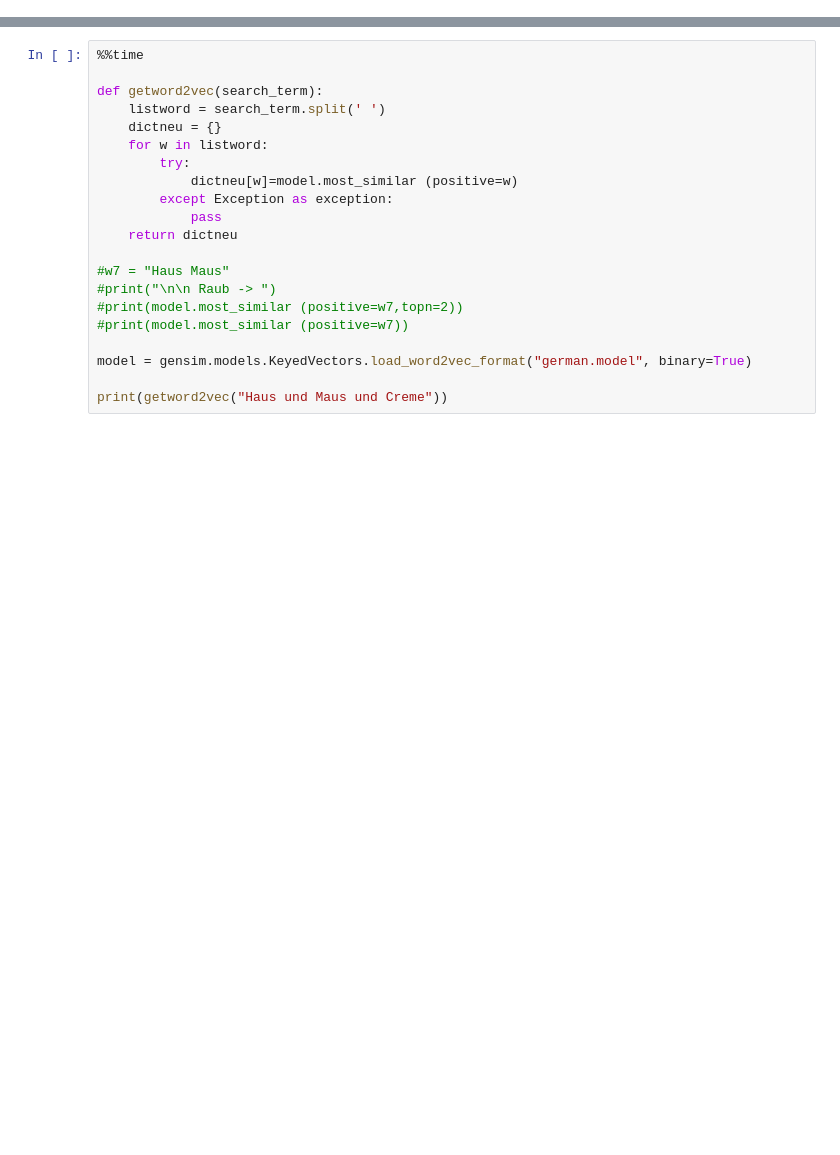
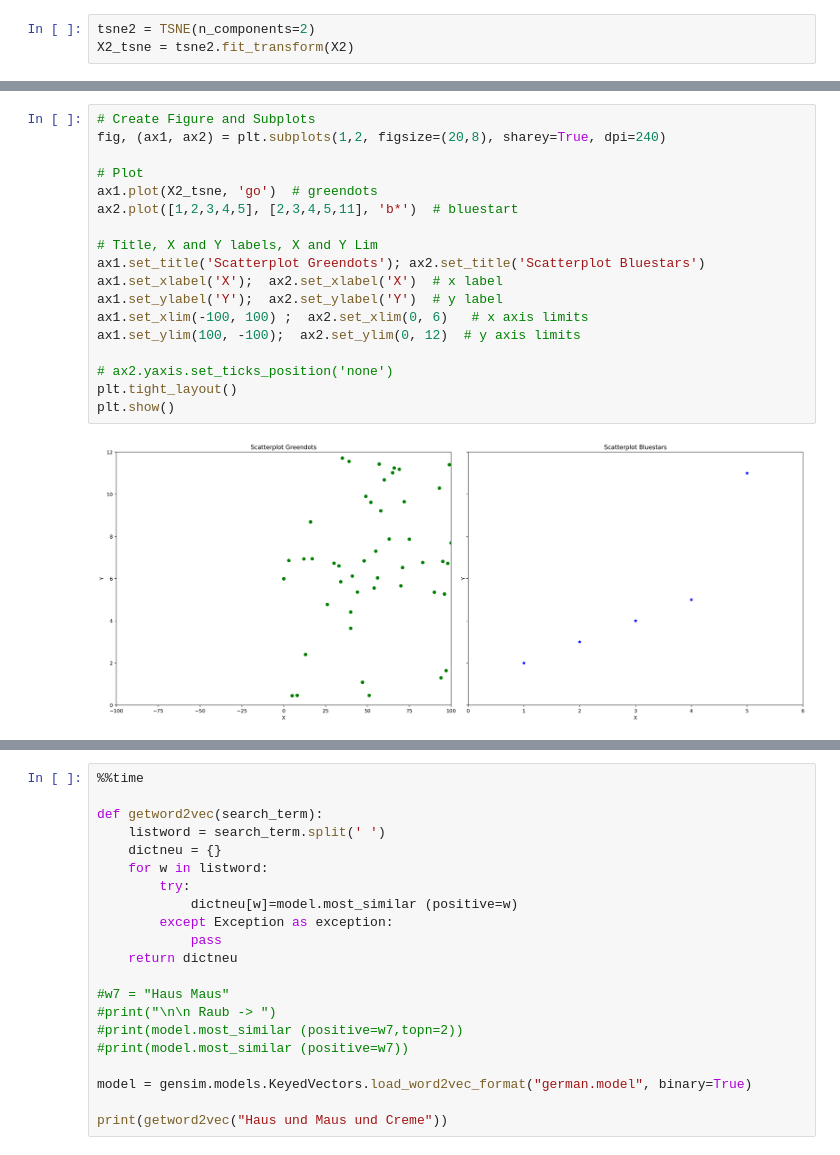
Before and after one commit to florianthom/SemtanticSearch-SearchEngine, a Jupyter notebook: preprocessing/postprocessor/GetWord2VecExample.ipynb, the cells around one changed output, grey strips where cells are left out. Cells and saved outputs as stored; diff of their text form; blank space fills up the shorter version.

```diff
--- a/preprocessing/postprocessor/GetWord2VecExample.ipynb
+++ b/preprocessing/postprocessor/GetWord2VecExample.ipynb
@@ -9,0 +104,3 @@ word2vec = GetWord2Vec.GetWord2Vec()
+# %%
+tsne2 = TSNE(n_components=2)
+X2_tsne = tsne2.fit_transform(X2)
@@ -9,0 +210,20 @@ word2vec = GetWord2Vec.GetWord2Vec()
+# %%
+# Create Figure and Subplots
+fig, (ax1, ax2) = plt.subplots(1,2, figsize=(20,8), sharey=True, dpi=240)
+
+# Plot
+ax1.plot(X2_tsne, 'go')  # greendots
+ax2.plot([1,2,3,4,5], [2,3,4,5,11], 'b*')  # bluestart
+
+# Title, X and Y labels, X and Y Lim
+ax1.set_title('Scatterplot Greendots'); ax2.set_title('Scatterplot Bluestars')
+ax1.set_xlabel('X');  ax2.set_xlabel('X')  # x label
+ax1.set_ylabel('Y');  ax2.set_ylabel('Y')  # y label
+ax1.set_xlim(-100, 100) ;  ax2.set_xlim(0, 6)   # x axis limits
+ax1.set_ylim(100, -100);  ax2.set_ylim(0, 12)  # y axis limits
+
+# ax2.yaxis.set_ticks_position('none')
+plt.tight_layout()
+plt.show()
+# %% [output]
+[figure, added]
```
Also changed, not shown: parts of 42 cells of this notebook, 1 other file.
